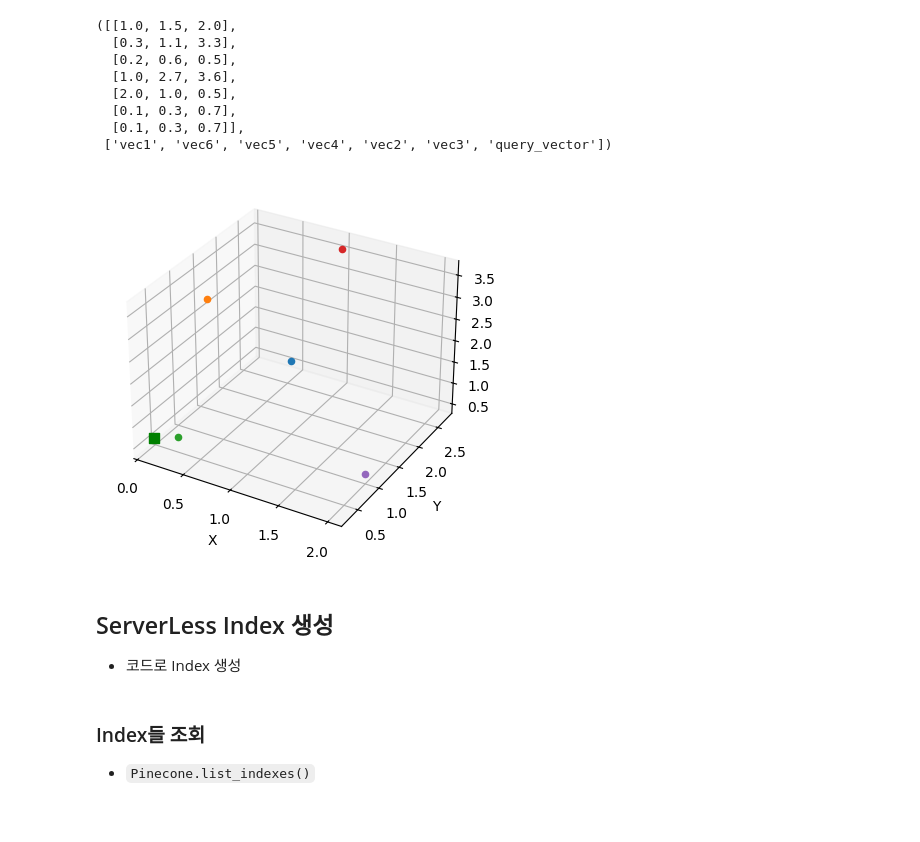
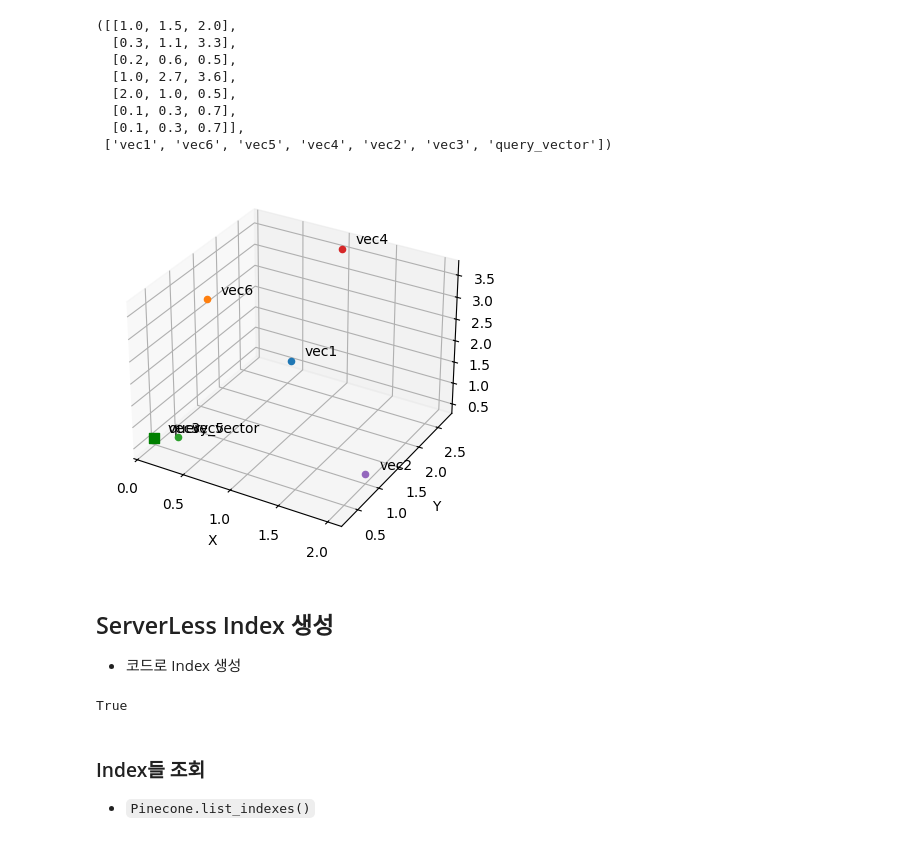
Before and after one commit to kgmyhGit/SKN06, a Jupyter notebook: 13_Langchain/10_1_RAG_VectorStore_pinecone_db.ipynb, the cells around one changed output. Drawn from its saved outputs; the diff is of its cells as text; code cells hidden in the pictures.

```diff
--- a/13_Langchain/10_1_RAG_VectorStore_pinecone_db.ipynb
+++ b/13_Langchain/10_1_RAG_VectorStore_pinecone_db.ipynb
@@ -323,29 +323,42 @@ embedding_vectors, ids
 # %%
 import matplotlib.pyplot as plt
 fig = plt.figure()
 ax = fig.add_subplot(111, projection="3d")  # 3차원(x, y, z) 그래프를 그릴 axes 반환
 for idx, id in enumerate(ids):
     if id == "query_vector": # 다른 모양의 점을 찍기.
         ax.scatter(
             embedding_vectors[idx][0], # x축 좌표
             embedding_vectors[idx][1], # y축 좌표
             embedding_vectors[idx][2], # z축 좌표
             color="green",
             s=50,  # 점 크기
             marker="s" #점모양
         )
     else:
         ax.scatter(
             embedding_vectors[idx][0], # x축 좌표
             embedding_vectors[idx][1], # y축 좌표
             embedding_vectors[idx][2], # z축 좌표
         )
+    ax.text(
+        embedding_vectors[idx][0]+0.1,
+        embedding_vectors[idx][1]+0.1,
+        embedding_vectors[idx][2]+0.1,
+        id
+    )
     ax.set_xlabel("X")
     ax.set_ylabel("Y")
     ax.set_zlabel("Z")
 plt.show()
 # %% [output]
-[figure, old version]
+[figure, new version]
 # %% [markdown]
 ## ServerLess Index 생성
 - 코드로 Index 생성
+# %%
+from pinecone import Pinecone, ServerlessSpec
+import os
+from dotenv import load_dotenv
+load_dotenv()
+# %% [output]
+True
```
Also changed, not shown: parts of 24 cells of this notebook.
